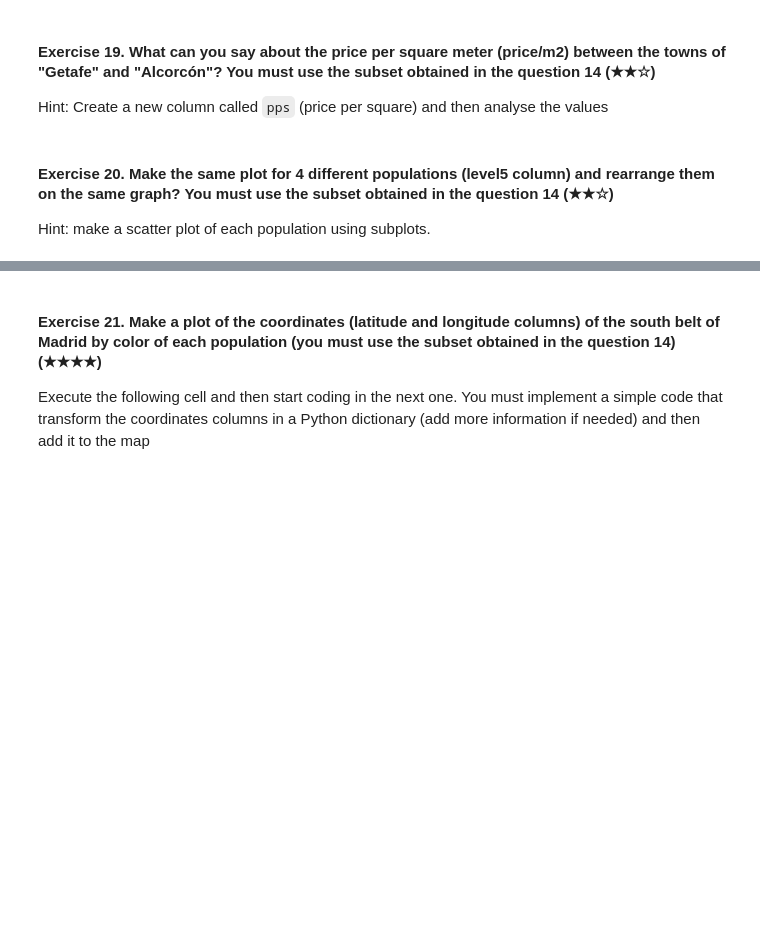
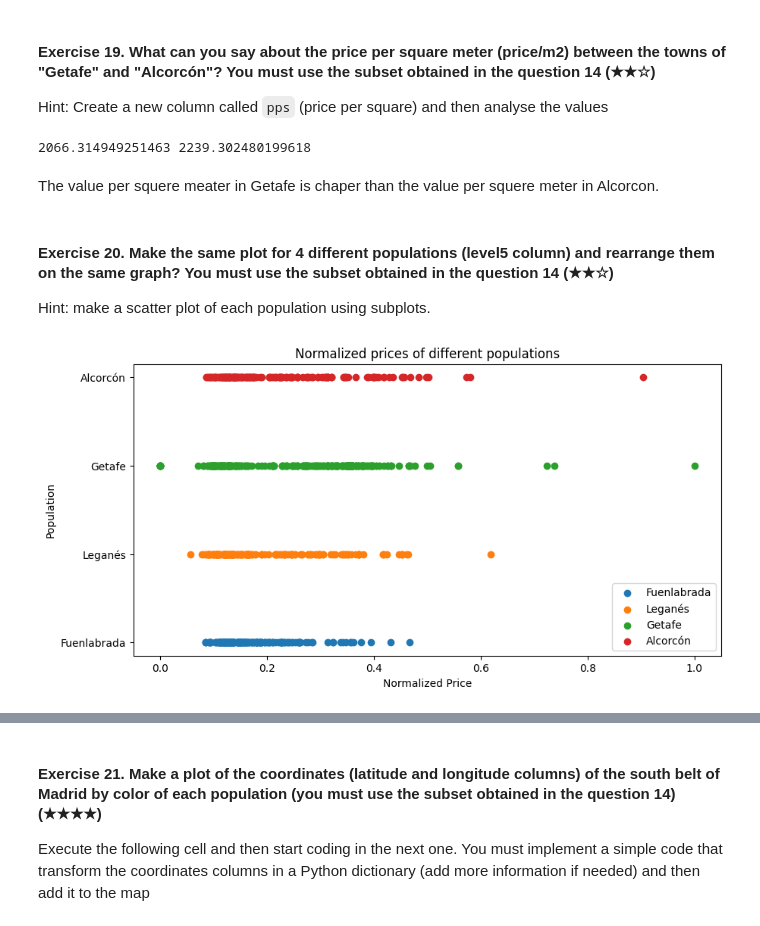
Before and after one commit to Jorgemontanez25/realestate-datacleanup-exercise, a Jupyter notebook: project.ipynb, the cells around one changed output, grey strips where cells are left out. Drawn from its saved outputs; the diff is of its cells as text; code cells hidden in the pictures; blank space fills up the shorter version.

```diff
--- a/project.ipynb
+++ b/project.ipynb
@@ -343,8 +404,25 @@ Hint: You can help yourself reviewing the multihist demo of Matplotlib
 Hint: Create a new column called `pps` (price per square) and then analyse the values
 # %%
 # TODO
+getafe=ds[ds['level5']=='Getafe']
+alcorcon=ds[ds['level5']=='Alcorcón']
+print(getafe.pps.mean(),alcorcon.pps.mean())
+# %% [output]
+2066.314949251463 2239.302480199618
+# %% [markdown]
+The value per squere meater in Getafe is chaper than the value per squere meter in Alcorcon.
 # %% [markdown]
 #### Exercise 20. Make the same plot for 4 different populations (level5 column) and rearrange them on the same graph? You must use the subset obtained in the question 14 (★★☆)
 Hint: make a scatter plot of each population using subplots.
 # %%
 # TODO
+fig,ax=plt.subplots(figsize=(10,5))
+for pop in data_pop.keys():
+    ax.scatter(data_pop[pop]['Normalized Price'],[pop]*len(data_pop[pop]), alpha=1, label=pop)
+ax.set_xlabel('Normalized Price')
+ax.set_ylabel('Population')
+ax.set_title('Normalized prices of different populations')
+ax.legend()
+plt.show()
+# %% [output]
+[figure, added]
```
Also changed, not shown: parts of 13 cells of this notebook.
